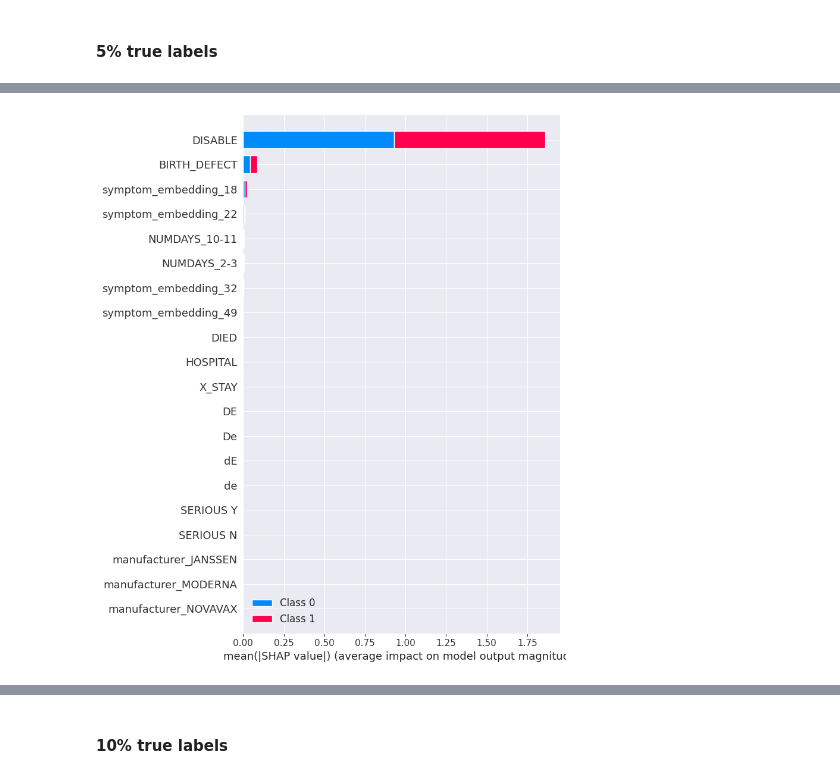
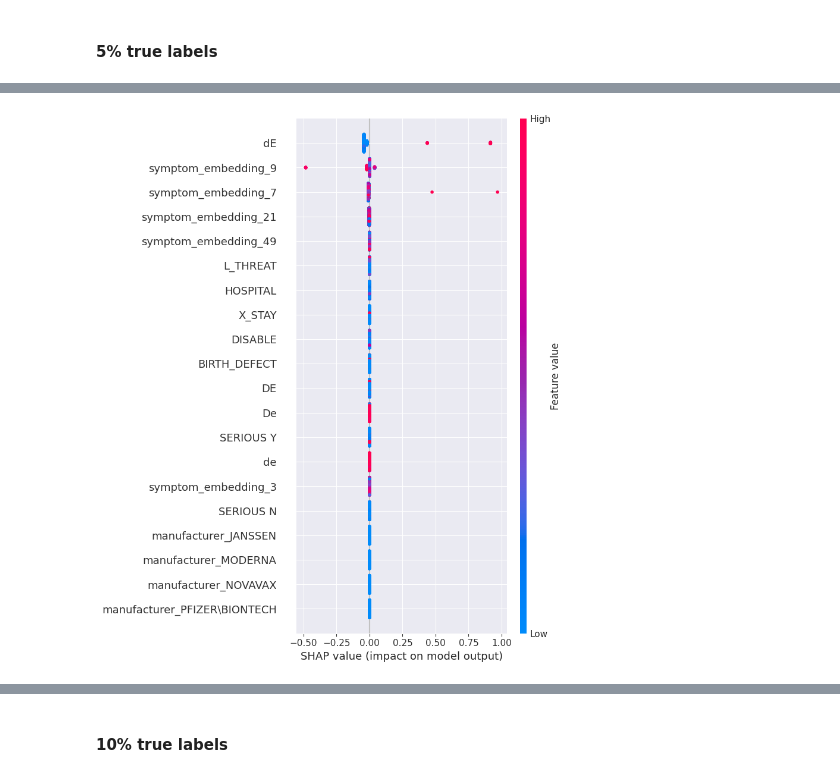
Before and after one commit to ZaNioxX/Masterarbeit, a Jupyter notebook: Machine_Learning/SHAP.ipynb, the cells around one changed output, grey strips where cells are left out. Cells and saved outputs as stored; diff of their text form; code cells hidden in the pictures.

```diff
--- a/Machine_Learning/SHAP.ipynb
+++ b/Machine_Learning/SHAP.ipynb
@@ -12,4 +9,5 @@ import shap
 # %%
 with open('../Machine_Learning/Models/Decision Tree_model_5.pkl', 'rb') as f:
     dtree = pickle.load(f)
-X_test_5 = pd.read_csv('data/X_test_unique_5.csv')
+X_test_5 = pd.read_csv('data/X_test_unique_5_shuffled.csv')
+y_test_5 = pd.read_csv('data/y_test_unique_5_shuffled.csv')
@@ -20,6 +57,6 @@ shap.initjs()
 # %%
 ex = shap.TreeExplainer(dtree)
 shap_values = ex.shap_values(X_test_5)
-shap.summary_plot(shap_values, X_test_5)
+shap.summary_plot(shap_values[1], X_test_5)
 # %% [output]
-[figure, old version]
+[figure, new version]
```
Also changed, not shown: parts of 75 cells of this notebook, 8 other files.
